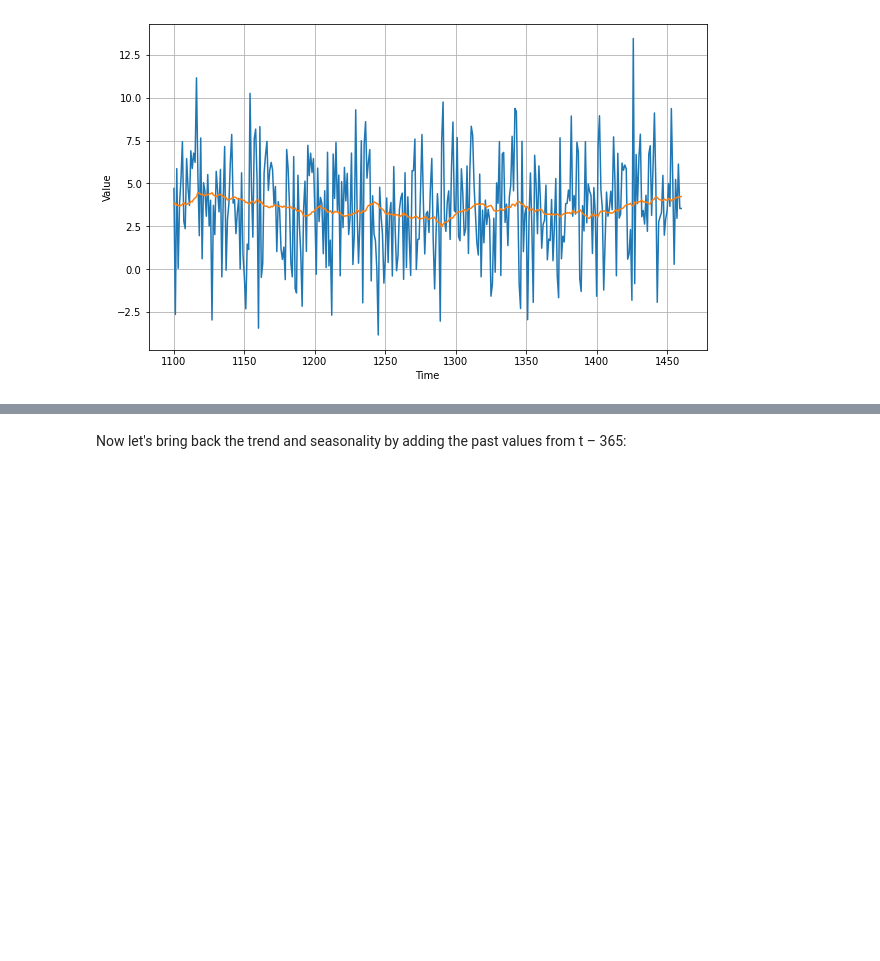
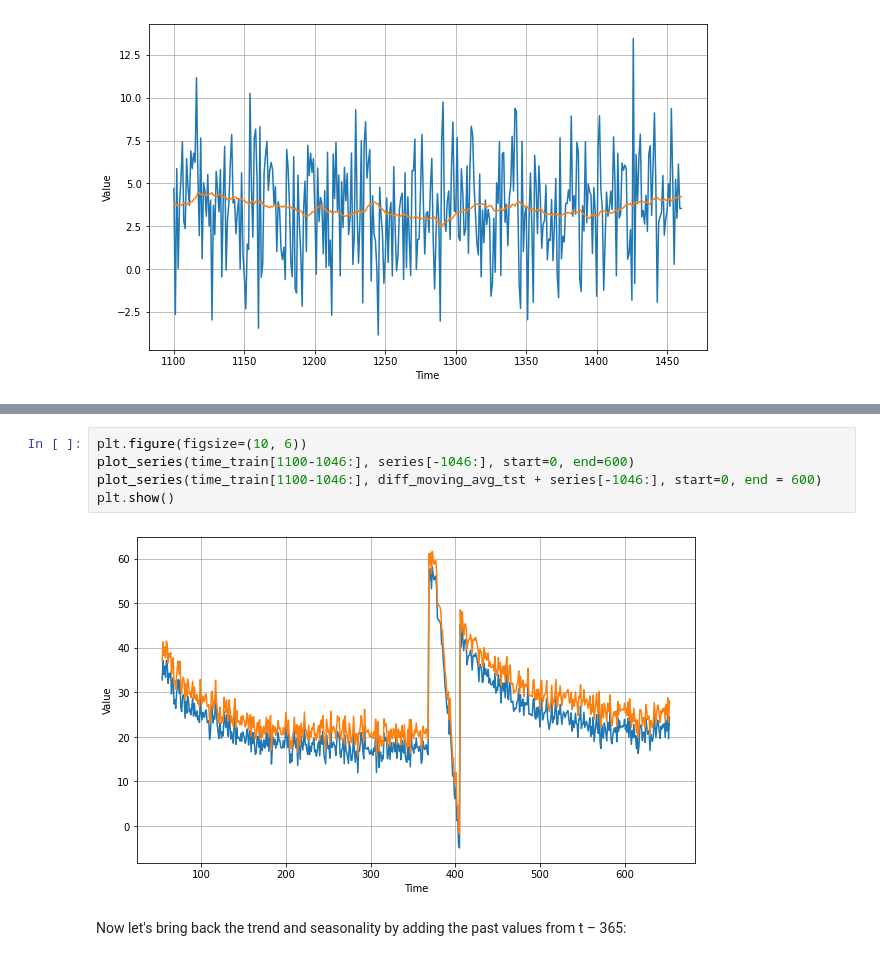
Before and after one commit to ravenwit/Learning-Neural-Network, a Jupyter notebook: Notebooks/DeepLearning.AI TensorFlow Developer/(4) Sequences, Time Series and Prediction/week 1/Week_1_Exercise_Answer.ipynb, the cells around one changed output, grey strips where cells are left out. Drawn from its saved outputs; the diff is of its cells as text; blank space fills up the shorter version.

```diff
--- a/Notebooks/DeepLearning.AI TensorFlow Developer/(4) Sequences, Time Series and Prediction/week 1/Week_1_Exercise_Answer.ipynb
+++ b/Notebooks/DeepLearning.AI TensorFlow Developer/(4) Sequences, Time Series and Prediction/week 1/Week_1_Exercise_Answer.ipynb
@@ -163,3 +193,10 @@ plt.show()
+# %%
+plt.figure(figsize=(10, 6))
+plot_series(time_train[1100-1046:], series[-1046:], start=0, end=600)
+plot_series(time_train[1100-1046:], diff_moving_avg_tst + series[-1046:], start=0, end = 600)
+plt.show()
+# %% [output]
+[figure, added]
 # %% [markdown]
 Now let's bring back the trend and seasonality by adding the past values from t – 365:
 # %%
```
Also changed, not shown: parts of 3 cells of this notebook.
